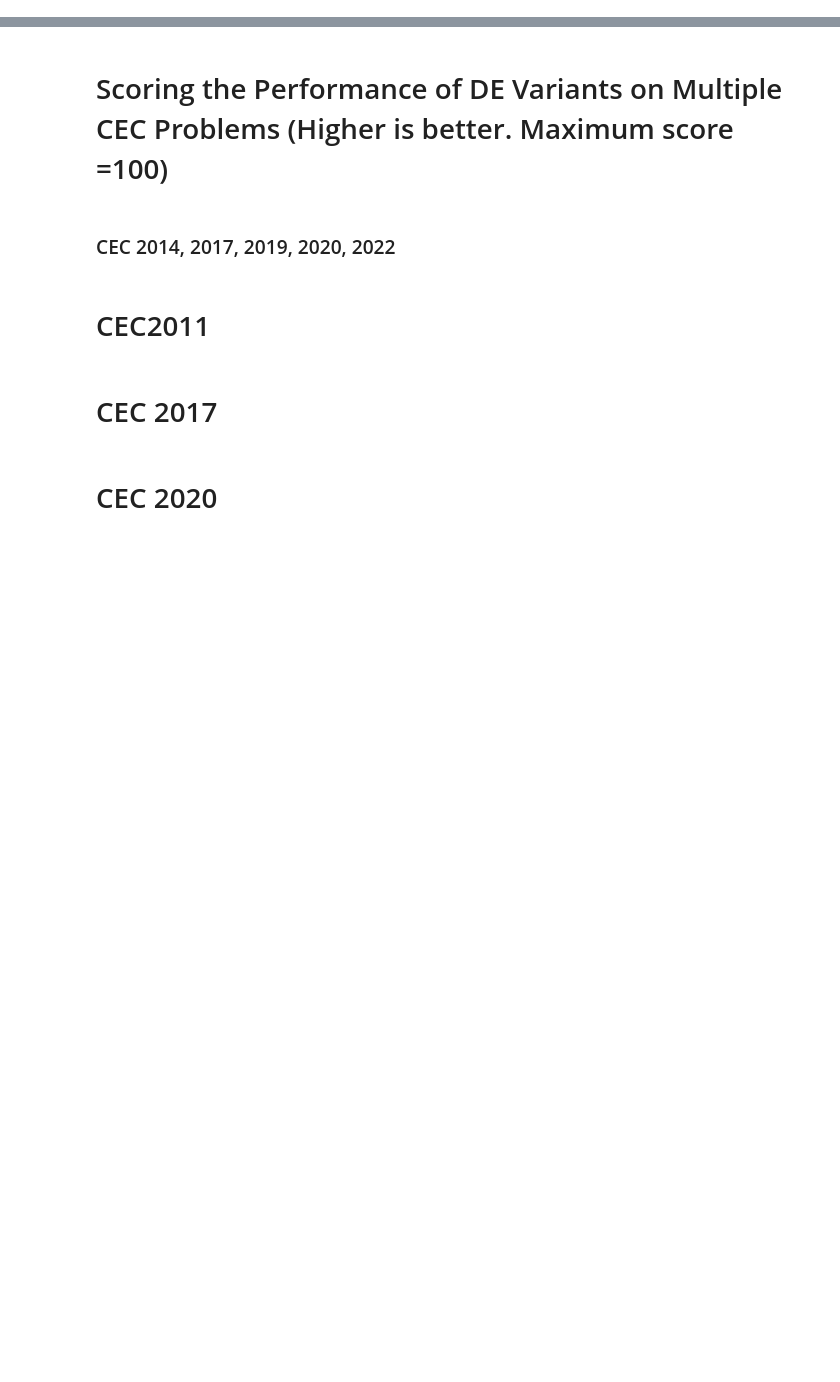
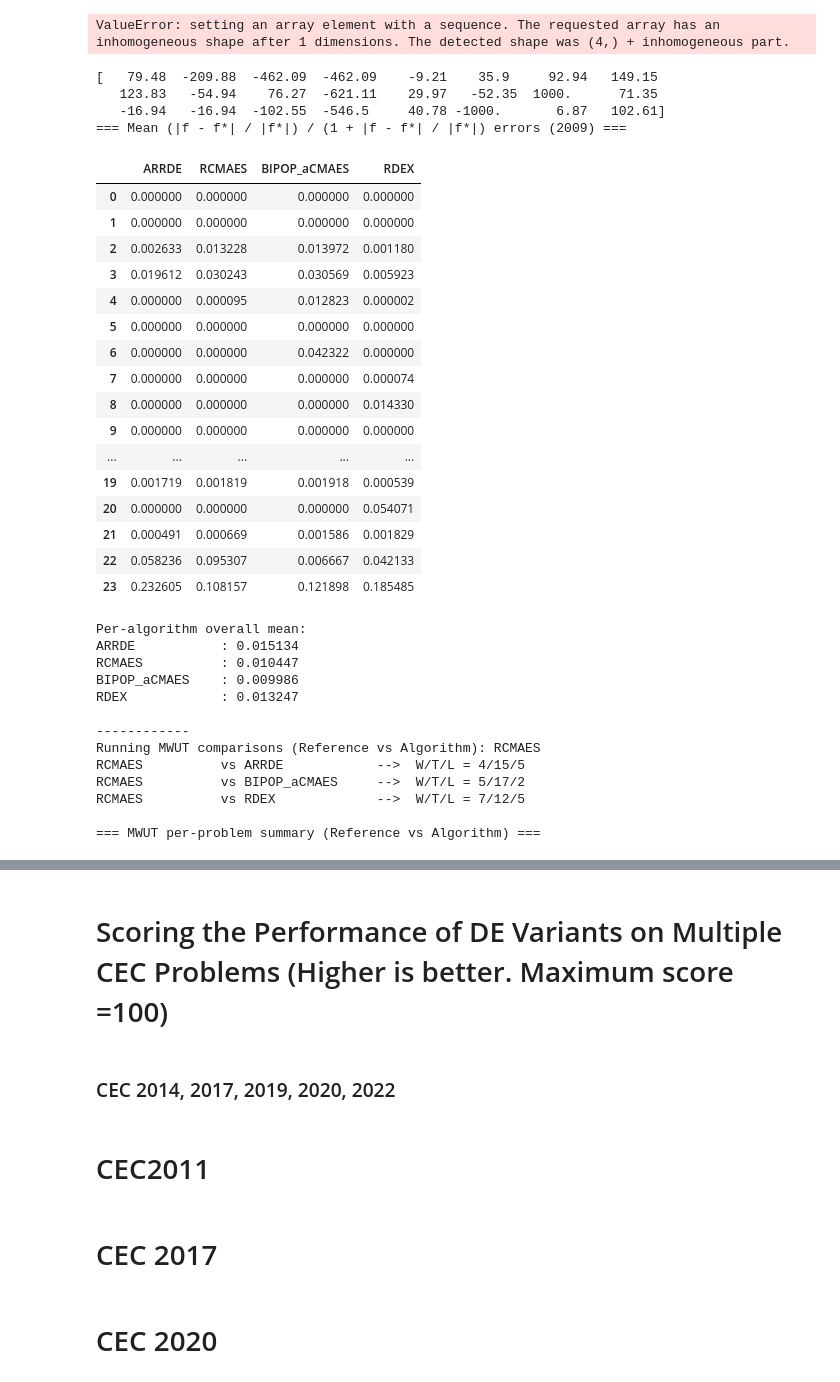
Before and after one commit to khoirulmuzakka/Minion, a Jupyter notebook: comparison_scripts/cec_comp.ipynb, the cells around one changed output, grey strips where cells are left out. Cells and saved outputs as stored; diff of their text form; code cells hidden in the pictures; blank space fills up the shorter version.

```diff
--- a/comparison_scripts/cec_comp.ipynb
+++ b/comparison_scripts/cec_comp.ipynb
@@ -11,14 +11,18 @@ from compare import *
 # %%
 resFolder = "./../bin"
 alg_map_example = {
-    "NLSHADE_RSP": "nlshade_rsp",
+    #"NLSHADE_RSP": "nlshade_rsp",
     "ARRDE": "arrde",
-    "LSHADE": "lshade",
-    "CNepsin": "lshade_cnepsin",
-    "j2020": "j2020",
-    "JSO": "jso",
+    #"LSHADE": "lshade",
+    ##"CNepsin": "lshade_cnepsin",
+    #"j2020": "j2020",
+    #"JSO": "jso",
     #"IMODE" : "imode",
     #"AGSK" : "agsk",
+    "RCMAES" : "rcmaes",
+    "BIPOP_aCMAES" : "bipop_acmaes",
+    "RDEX" : "rdex",
+
 }
 
 alg_map= {
@@ -42,10 +91,11 @@ alg_map= {
 # %%
 ALGOS = ["lshade", "arrde", "nlshade_rsp", "j2020",  "jso", "lshade_cnepsin"]
 ALGOS = ["arrde", "rcmaes", "bipop_acmaes", "cmaes", "acmaes", "libcmaes_acmaes",  "libcmaes_cmaes",   "libcmaes_abipop"]
-YEAR = 2017
-REF_ALGO = "acmaes"
+ALGOS = ["arrde", "rcmaes", "bipop_acmaes", "rdex"]
+YEAR = 2009
+REF_ALGO = "rcmaes"
 dimToYear = {
-    2017: { 30: 30000, },
+    2009: { 2: 20000, 5: 50000, 10: 100000, 20: 200000, 40: 400000},
 }
 
 DIM_MAX_EVALS = dimToYear[YEAR]
@@ -58,7 +108,10 @@ summary_df, FR_df,  h2h_df = run_report(
     rank_mode="ranksum",
     mwut_mode="ranksum",
     alpha=0.05,
-    drop_index=1,
+    drop_index=None,
     mode_number=8,
     algo_display_map=alg_map,
+    min_runs=0
 )
+# %% [output]
+ValueError: setting an array element with a sequence. The requested array has an inhomogeneous shape after 1 dimensions. The detected shape was (4,) + inhomogeneous part.
@@ -124,0 +118,53 @@ fig.savefig("2017_se_sr_vs_maxevals.pdf", dpi=300, bbox_inches="tight")
+# %%
+# choose reference algorithm by its display name (not hardcoded)
+reference = "RCMAES"
+
+# call (assumes resFolder, goptimum_cec17 and files exist in your environment)
+result = analyze_results(
+        res_folder=resFolder,     # your results folder path
+        alg_map=alg_map_example,
+        ref_key=reference,         # choose reference algorithm name
+        year=2009,               # ← no longer hardcoded
+        maxevals=200000,
+        n_dim=20,
+        alpha=0.05,
+        drop_index=None,
+        n_problems=24,
+        mwut_mode="ranksum",
+        mode_number=8
+    )
+# %% [output]
+[   79.48  -209.88  -462.09  -462.09    -9.21    35.9     92.94   149.15
+   123.83   -54.94    76.27  -621.11    29.97   -52.35  1000.      71.35
+   -16.94   -16.94  -102.55  -546.5     40.78 -1000.       6.87   102.61]
+=== Mean (|f - f*| / |f*|) / (1 + |f - f*| / |f*|) errors (2009) ===
+|  | ARRDE | RCMAES | BIPOP_aCMAES | RDEX |
+| 0 | 0.000000 | 0.000000 | 0.000000 | 0.000000 |
+| 1 | 0.000000 | 0.000000 | 0.000000 | 0.000000 |
+| 2 | 0.002633 | 0.013228 | 0.013972 | 0.001180 |
+| 3 | 0.019612 | 0.030243 | 0.030569 | 0.005923 |
+| 4 | 0.000000 | 0.000095 | 0.012823 | 0.000002 |
+| 5 | 0.000000 | 0.000000 | 0.000000 | 0.000000 |
+| 6 | 0.000000 | 0.000000 | 0.042322 | 0.000000 |
+| 7 | 0.000000 | 0.000000 | 0.000000 | 0.000074 |
+| 8 | 0.000000 | 0.000000 | 0.000000 | 0.014330 |
+| 9 | 0.000000 | 0.000000 | 0.000000 | 0.000000 |
+| ... | ... | ... | ... | ... |
+| 19 | 0.001719 | 0.001819 | 0.001918 | 0.000539 |
+| 20 | 0.000000 | 0.000000 | 0.000000 | 0.054071 |
+| 21 | 0.000491 | 0.000669 | 0.001586 | 0.001829 |
+| 22 | 0.058236 | 0.095307 | 0.006667 | 0.042133 |
+| 23 | 0.232605 | 0.108157 | 0.121898 | 0.185485 |
+Per-algorithm overall mean:
+ARRDE           : 0.015134
+RCMAES          : 0.010447
+BIPOP_aCMAES    : 0.009986
+RDEX            : 0.013247
+
+------------
+Running MWUT comparisons (Reference vs Algorithm): RCMAES
+RCMAES          vs ARRDE            -->  W/T/L = 4/15/5
+RCMAES          vs BIPOP_aCMAES     -->  W/T/L = 5/17/2
+RCMAES          vs RDEX             -->  W/T/L = 7/12/5
+
+=== MWUT per-problem summary (Reference vs Algorithm) ===
```
Also changed, not shown: parts of 4 cells of this notebook, 3 other files.
